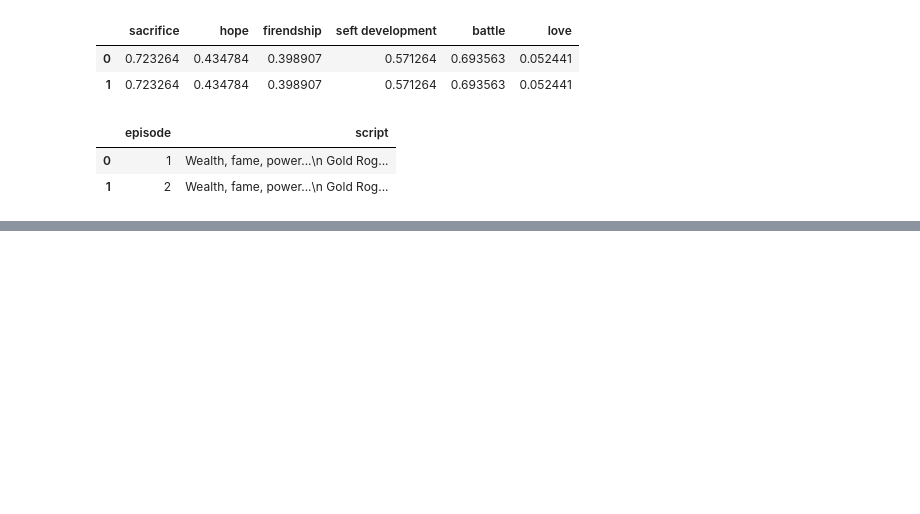
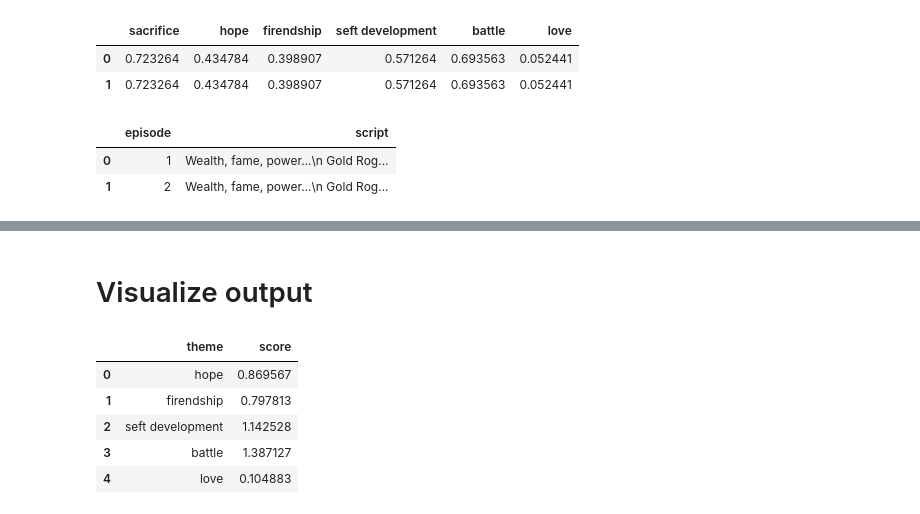
Before and after one commit to HuyTinh/ai_nlp-one-piece-series-analysis-system, a Jupyter notebook: theme_classifier/theme_classification_development.ipynb, the cells around one changed output, grey strips where cells are left out. Drawn from its saved outputs; the diff is of its cells as text; code cells hidden in the pictures; blank space fills up the shorter version.

```diff
--- a/theme_classifier/theme_classification_development.ipynb
+++ b/theme_classifier/theme_classification_development.ipynb
@@ -278,0 +265,2 @@ See the caveats in the documentation: https://pandas.pydata.org/pandas-docs/stab
+# %% [markdown]
+# Visualize output
@@ -278,0 +269,11 @@ See the caveats in the documentation: https://pandas.pydata.org/pandas-docs/stab
+# %%
+theme_output = df.drop(['episode', 'script'], axis=1).sum().reset_index()
+theme_output.columns = ['theme', 'score']
+theme_output
+# %% [output]
+|  | theme | score |
+| 0 | hope | 0.869567 |
+| 1 | firendship | 0.797813 |
+| 2 | seft development | 1.142528 |
+| 3 | battle | 1.387127 |
+| 4 | love | 0.104883 |
```
Also changed, not shown: parts of 4 cells of this notebook, 8 other files.
